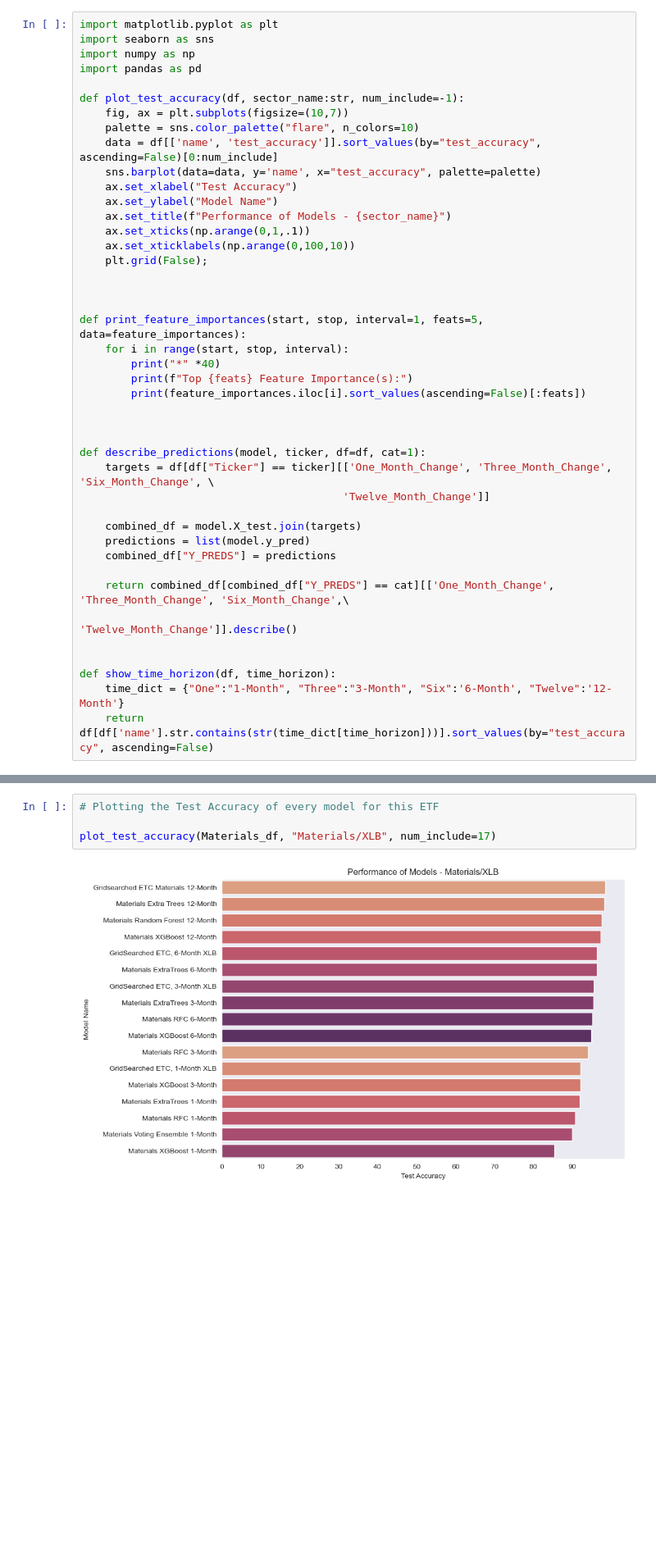
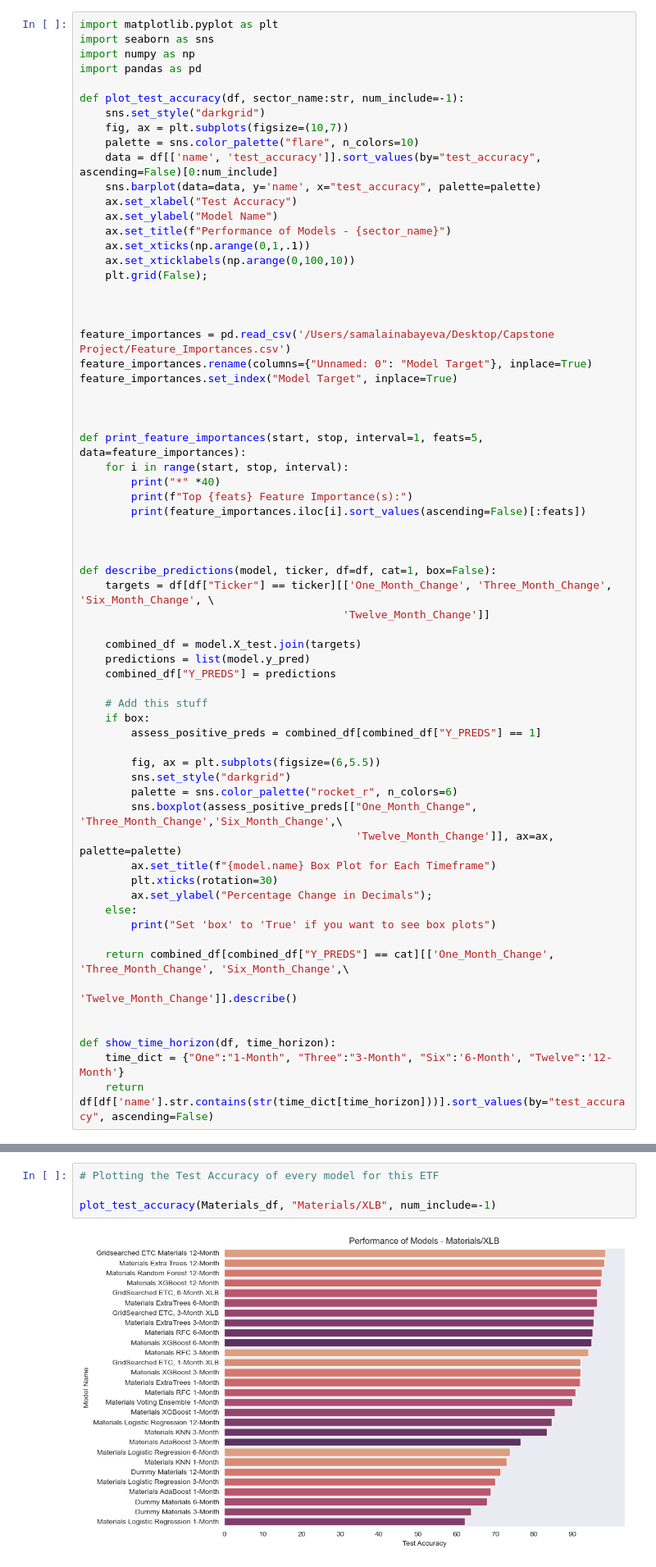
Before and after one commit to dvdhartsman/Stock_Market_Analysis, a Jupyter notebook: 2b_SPDR_Eval.ipynb, the cells around one changed output, grey strips where cells are left out. Shown at 82% size. Drawn from its saved outputs; the diff is of its cells as text; blank space fills up the shorter version.

```diff
--- a/2b_SPDR_Eval.ipynb
+++ b/2b_SPDR_Eval.ipynb
@@ -103,6 +106,7 @@ import numpy as np
 import pandas as pd
 
 def plot_test_accuracy(df, sector_name:str, num_include=-1):
+    sns.set_style("darkgrid")
     fig, ax = plt.subplots(figsize=(10,7))
     palette = sns.color_palette("flare", n_colors=10)
     data = df[['name', 'test_accuracy']].sort_values(by="test_accuracy", ascending=False)[0:num_include]
@@ -116,6 +120,12 @@ def plot_test_accuracy(df, sector_name:str, num_include=-1):
 
 
 
+feature_importances = pd.read_csv('/Users/samalainabayeva/Desktop/Capstone Project/Feature_Importances.csv')
+feature_importances.rename(columns={"Unnamed: 0": "Model Target"}, inplace=True)
+feature_importances.set_index("Model Target", inplace=True)
+
+
+
 def print_feature_importances(start, stop, interval=1, feats=5, data=feature_importances):
     for i in range(start, stop, interval):
         print("*" *40)
@@ -124,13 +134,28 @@ def print_feature_importances(start, stop, interval=1, feats=5, data=feature_imp
 
 
 
-def describe_predictions(model, ticker, df=df, cat=1):
+def describe_predictions(model, ticker, df=df, cat=1, box=False):
     targets = df[df["Ticker"] == ticker][['One_Month_Change', 'Three_Month_Change', 'Six_Month_Change', \
                                          'Twelve_Month_Change']]
 
     combined_df = model.X_test.join(targets)
     predictions = list(model.y_pred)
     combined_df["Y_PREDS"] = predictions
+
+    # Add this stuff
+    if box:
+        assess_positive_preds = combined_df[combined_df["Y_PREDS"] == 1]
+
+        fig, ax = plt.subplots(figsize=(6,5.5))
+        sns.set_style("darkgrid")
+        palette = sns.color_palette("rocket_r", n_colors=6)
+        sns.boxplot(assess_positive_preds[["One_Month_Change", 'Three_Month_Change','Six_Month_Change',\
+                                           'Twelve_Month_Change']], ax=ax, palette=palette)
+        ax.set_title(f"{model.name} Box Plot for Each Timeframe")
+        plt.xticks(rotation=30)
+        ax.set_ylabel("Percentage Change in Decimals");
+    else:
+        print("Set 'box' to 'True' if you want to see box plots")
 
     return combined_df[combined_df["Y_PREDS"] == cat][['One_Month_Change', 'Three_Month_Change', 'Six_Month_Change',\
                                                      'Twelve_Month_Change']].describe()
@@ -174,7 +260,7 @@ compare_curves([Materials[0], Materials[1],Materials[2],Materials[3],Materials[4
 # %%
 # Plotting the Test Accuracy of every model for this ETF
 
-plot_test_accuracy(Materials_df, "Materials/XLB", num_include=17)
+plot_test_accuracy(Materials_df, "Materials/XLB", num_include=-1)
 # %% [output]
-[figure, old version]
+[figure, new version]
 # %%
```
Also changed, not shown: parts of 158 cells of this notebook, 1 other file.
